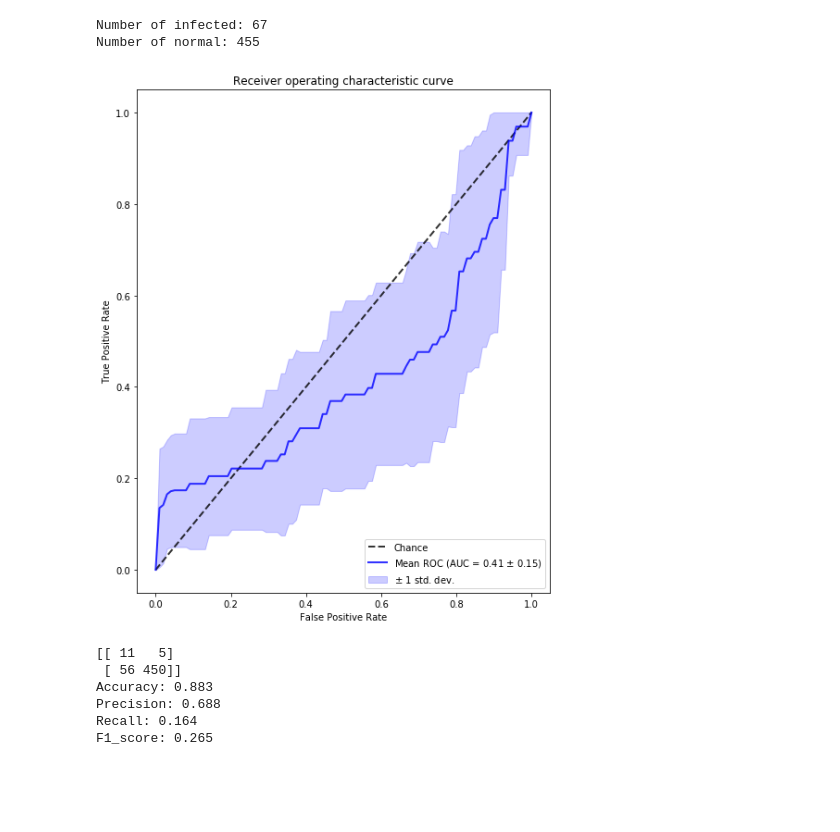
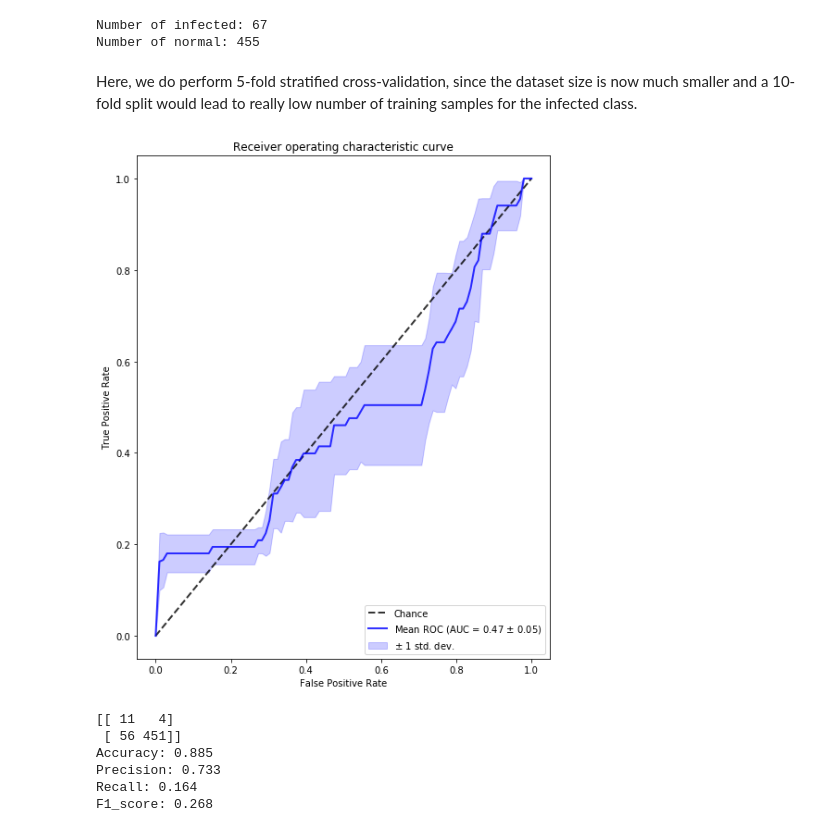
Before and after one commit to giannislelekas/CS4035, a Jupyter notebook: lab3/Flow_Classification_Task.ipynb, the cells around one changed output. Saved outputs shown, nothing was run; the diff lists cells and outputs as text; code cells hidden in the pictures; blank space fills up the shorter version.

```diff
--- a/lab3/Flow_Classification_Task.ipynb
+++ b/lab3/Flow_Classification_Task.ipynb
@@ -24,12 +20,11 @@ normal_hosts = ['147.32.84.170', '147.32.84.134', '147.32.84.164', '147.32.87.36
 # %% [markdown]
 Load the preprocessed data from the task 4.
 # %%
-data = pd.read_csv('./capture20110818.pcap.netflow.labeled.remastered')
+data = pd.read_csv('./data/capture20110818.pcap.netflow.labeled.remastered')
 data[['Src_IP_Addr', 'Src_Port']] = data['Src_IP_Addr:Port'].str.split(':', n=1, expand=True)
 data[['Dst_IP_Addr', 'Dst_Port']] = data['Dst_IP_Addr:Port'].str.split(':', n=1, expand=True)
 
 data['Datetime'] = data['#Date_flow'].str.cat(data['start'], sep=' ')
-#data['Datetime'] = pd.to_datetime(data['Datetime'], infer_datetime_format=True)
 
 data.drop(labels=['#Date_flow', 'start', 'Src_IP_Addr:Port', 'Dst_IP_Addr:Port'], axis=1, inplace=True)
 data.head()
@@ -177,16 +201,8 @@ write more
 # %%
-''''
-Group by Src ip
-constuct new features:
-the amount dst ips per unique src.
-the amount of src ports per unique src.
-the amount of dst ports per unique src.
-'''''
-
-data_perhost = data_nobground.groupby(by='Src_IP_Addr').agg({'Durat':'sum', 'Prot':'sum', 'Flags':'sum', 'Tos':'sum', 'Packets':'sum', 'Bytes':'sum', 'Flows':'sum', 'Label':'max'})
-data_perhost['Dst_IPs'] = data_nobground.groupby('Src_IP_Addr')['Dst_IP_Addr'].nunique()
-data_perhost['Src_Ports'] = data_nobground.groupby('Src_IP_Addr')['Src_Port'].nunique()
-data_perhost['Dst_Ports'] = data_nobground.groupby('Src_IP_Addr')['Dst_Port'].nunique()
+data_perhost = new_nobground.groupby('Src_IP_Addr').agg({'Durat':'sum', 'Prot':'sum', 'Flags':'sum', 'Tos':'sum', 'Packets':'sum', 'Bytes':'sum', 'Flows':'sum', 'Label':'max'})
+data_perhost['Dst_IPs'] = new_nobground.groupby('Src_IP_Addr')['Dst_IP_Addr'].nunique()
+data_perhost['Src_Ports'] = new_nobground.groupby('Src_IP_Addr')['Src_Port'].nunique()
+data_perhost['Dst_Ports'] = new_nobground.groupby('Src_IP_Addr')['Dst_Port'].nunique()
 
 hosts = data_perhost.index
 # %%
@@ -223,23 +241,28 @@ print('Number of normal:', counts[0])
 [figure]
 Number of infected: 67
 Number of normal: 455
+# %% [markdown]
+Here, we do perform 5-fold stratified cross-validation, since the dataset size is now much smaller and a 10-fold split would lead to really low number of training samples for the infected class.
+# %%
+num_splits = 5
+cv = StratifiedKFold(n_splits = num_splits, shuffle = True)
 # %%
 from sklearn.naive_bayes import GaussianNB
 
 clf = GaussianNB()
-nb_mean_tpr, nb_std_tpr, nb_mean_auc, nb_std_auc, mean_F1, std_F1, cm =roc_analysis(X, labels, clf, cv, False, True, False)
+_, _, _, _, _, _, cm =roc_analysis(X, labels, clf, cv, False, True, False)
 
 print(cm)
 acc, prec, rec, F1 = performance_metrics(cm)
 print("Accuracy: %.3f" %acc)
 print("Precision: %.3f" %prec)
 print("Recall: %.3f" %rec)
 print("F1_score: %.3f" %F1)
 # %% [output]
-[figure, old version]
+[figure, new version]
-[[ 11   5]
- [ 56 450]]
-Accuracy: 0.883
-Precision: 0.688
+[[ 11   4]
+ [ 56 451]]
+Accuracy: 0.885
+Precision: 0.733
 Recall: 0.164
-F1_score: 0.265
+F1_score: 0.268
```
Also changed, not shown: parts of 30 cells of this notebook, 1 other file.
